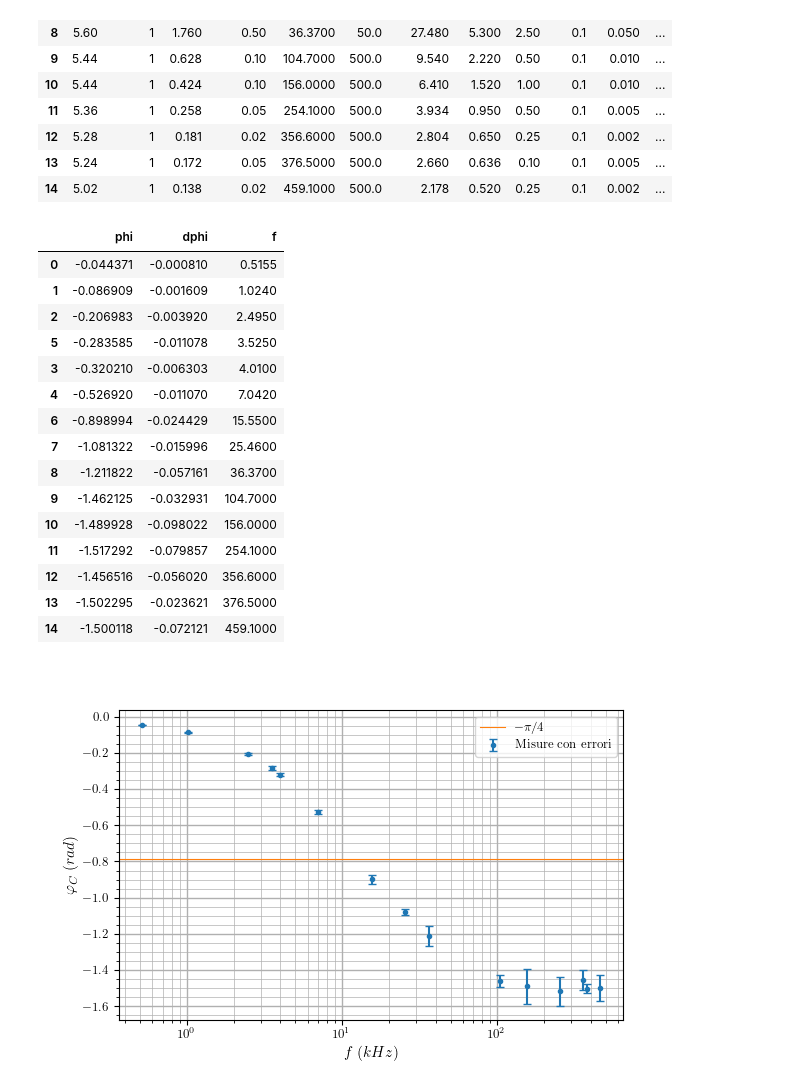
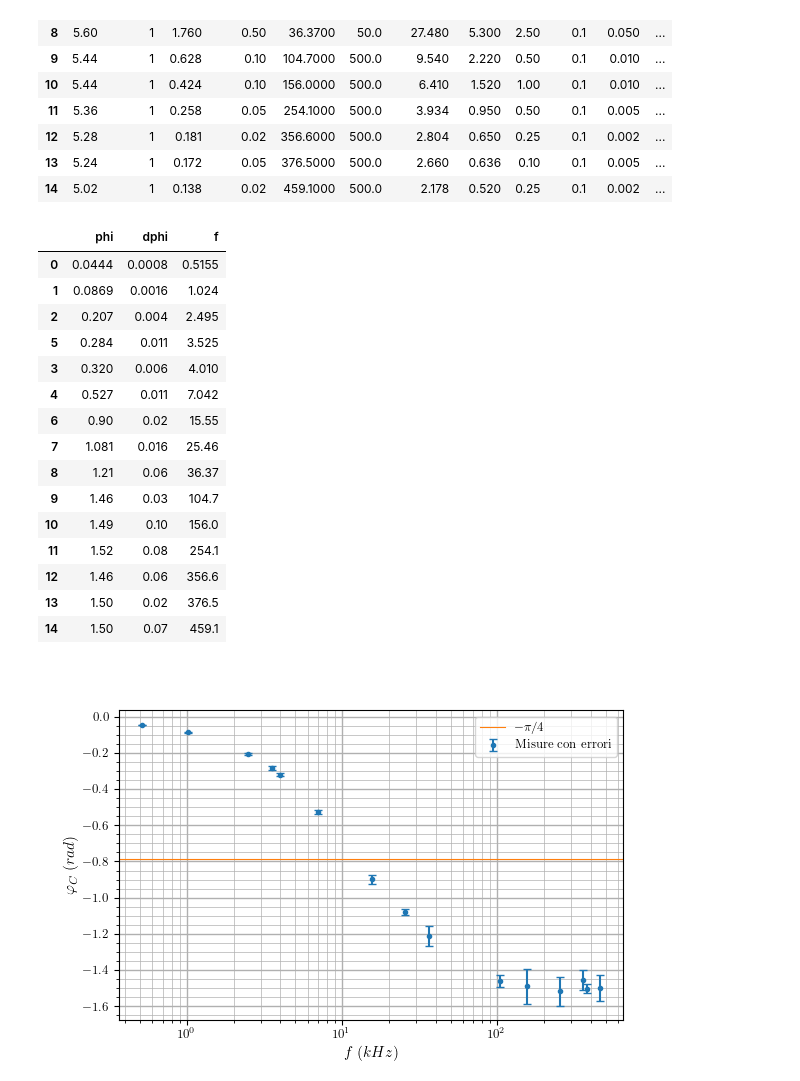
Before and after one commit to Nemoos-0/Lab2-E3, a Jupyter notebook: code/onda_sin_C.ipynb, the cells around one changed output. Saved outputs shown, nothing was run; the diff lists cells and outputs as text; code cells hidden in the pictures.

```diff
--- a/code/onda_sin_C.ipynb
+++ b/code/onda_sin_C.ipynb
@@ -406,37 +443,48 @@ df
 | 13 | 5.24 | 1 | 0.172 | 0.05 | 376.5000 | 500.0 | 2.660 | 0.636 | 0.10 | 0.1 | 0.005 | ... |
 | 14 | 5.02 | 1 | 0.138 | 0.02 | 459.1000 | 500.0 | 2.178 | 0.520 | 0.25 | 0.1 | 0.002 | ... |
 # %%
-columns = ['phi', 'dphi', 'f']
+df_str = df.apply(
+    lambda x: pd.Series(
+        lab_round.round_measure(-x['phi'], -x['dphi']),
+        index=['phi', 'dphi']
+    ), axis=1
+).join(
+    df.apply(
+        lambda x: pd.Series(
+            lab_round.round_sig(x['f'], digits=4, one_more_digit=''),
+            index=['f']
+        ), axis=1
+    )
+)
 
 if False:
-    df.to_latex(
+    df_str.to_latex(
         buf = table_path + 'onda_sin_phiC.tex',
-        columns = columns,
         header = [r'$\varphi_{C} \; (rad)$', r'$d\varphi_{C} \; (rad)$', r'$f \; (kHz)$'],
         index = False,
         bold_rows = True,
         column_format = 'cc|c',
         escape = False,
     )
-d = df.loc[:, columns]
-d
+
+df_str
 # %% [output]
 |  | phi | dphi | f |
-| 0 | -0.044371 | -0.000810 | 0.5155 |
-| 1 | -0.086909 | -0.001609 | 1.0240 |
-| 2 | -0.206983 | -0.003920 | 2.4950 |
-| 5 | -0.283585 | -0.011078 | 3.5250 |
-| 3 | -0.320210 | -0.006303 | 4.0100 |
-| 4 | -0.526920 | -0.011070 | 7.0420 |
-| 6 | -0.898994 | -0.024429 | 15.5500 |
-| 7 | -1.081322 | -0.015996 | 25.4600 |
-| 8 | -1.211822 | -0.057161 | 36.3700 |
-| 9 | -1.462125 | -0.032931 | 104.7000 |
-| 10 | -1.489928 | -0.098022 | 156.0000 |
-| 11 | -1.517292 | -0.079857 | 254.1000 |
-| 12 | -1.456516 | -0.056020 | 356.6000 |
-| 13 | -1.502295 | -0.023621 | 376.5000 |
-| 14 | -1.500118 | -0.072121 | 459.1000 |
+| 0 | 0.0444 | 0.0008 | 0.5155 |
+| 1 | 0.0869 | 0.0016 | 1.024 |
+| 2 | 0.207 | 0.004 | 2.495 |
+| 5 | 0.284 | 0.011 | 3.525 |
+| 3 | 0.320 | 0.006 | 4.010 |
+| 4 | 0.527 | 0.011 | 7.042 |
+| 6 | 0.90 | 0.02 | 15.55 |
+| 7 | 1.081 | 0.016 | 25.46 |
+| 8 | 1.21 | 0.06 | 36.37 |
+| 9 | 1.46 | 0.03 | 104.7 |
+| 10 | 1.49 | 0.10 | 156.0 |
+| 11 | 1.52 | 0.08 | 254.1 |
+| 12 | 1.46 | 0.06 | 356.6 |
+| 13 | 1.50 | 0.02 | 376.5 |
+| 14 | 1.50 | 0.07 | 459.1 |
 # %%
 fig, ax = plt.subplots(figsize = fig_size.from_pt(width))
 # fig.tight_layout()
```
Also changed, not shown: parts of 3 cells of this notebook, 23 other files.
